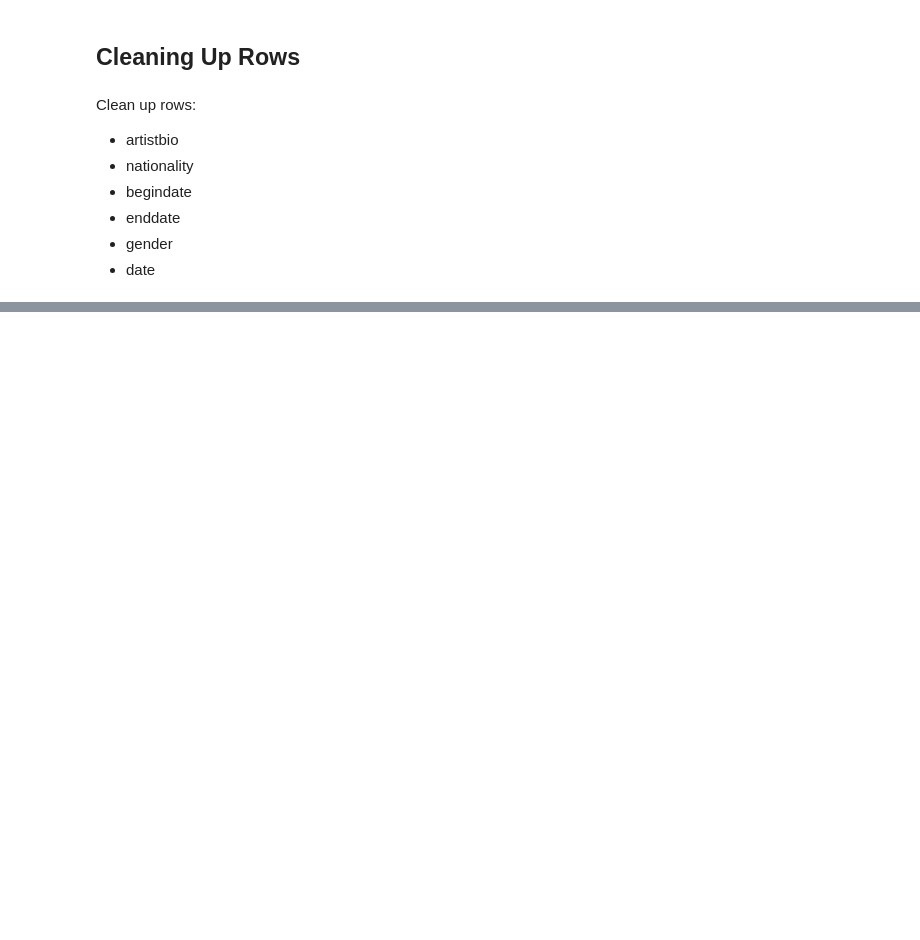
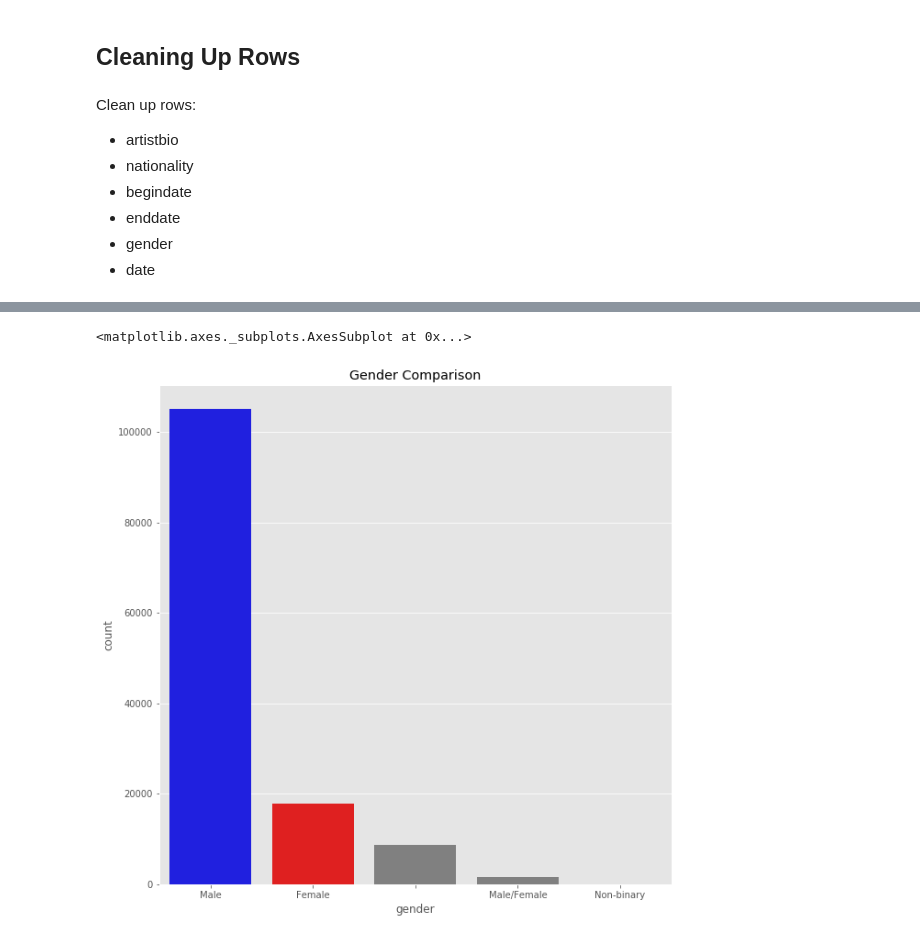
Before and after one commit to menaceonzenith/sqlpractice, a Jupyter notebook: moma_dataset/python_clean_artworks.ipynb, the cells around one changed output, grey strips where cells are left out. Drawn from its saved outputs; the diff is of its cells as text; code cells hidden in the pictures; blank space fills up the shorter version.

```diff
--- a/moma_dataset/python_clean_artworks.ipynb
+++ b/moma_dataset/python_clean_artworks.ipynb
@@ -197,0 +324,32 @@ artworks_df.to_sql('artworks_clean', db, if_exists='append', index = False)
+# %%
+# Largest painting? Found the area for each artwork using its filled in dimensions.
+
+import math
+
+def assign_size(row):
+    if row['height'] and row['width'] and row['depth'] == None:
+        return row['height']*row['width']
+    elif row['height'] and row['width'] and row['depth']:
+        return row['height']*row['width']*float(row['depth'])
+
+    elif row['circumference'] and math.isnan(row['diameter']) or row['diameter'] and math.isnan(row['height']):
+        return row['circumference']
+    elif row['circumference'] and row['diameter'] and row['height']:
+        return round(row['circumference']*row['height'] + 2*math.pi*(row['diameter']/2)**2, 2)
+    elif row['circumference'] and row['height'] and row['length']:
+        return round(row['circumference']*row['length'] + 2*math.pi*row['height']/2**2, 2)
+
+    elif row['length'] and row['width'] and math.isnan(row['height']):
+        return row['length']*row['width']
+    elif row['length'] and row['width'] and row['height']:
+        return row['length']*row['width']
+    elif row['length'] and row['width'] and row['depth']:
+        return row['length']*row['width']*float(row['depth'])
+    elif row['length'] and row['diameter']:
+        return round(math.pi*row['diameter']*row['length'] * 2*math.pi*(row['diameter']/2)**2, 2)
+    else:
+        return None
+# %%
+size = artworks_df.apply(assign_size, axis = 1)
+# %%
+artworks_df['size'] = size
@@ -197,0 +381,10 @@ artworks_df.to_sql('artworks_clean', db, if_exists='append', index = False)
+# %%
+plot_values = artworks_df['gender'].value_counts()
+# %%
+figure = plt.figure(figsize = (10,10))
+plt.title('Gender Comparison')
+clrs = ['blue' if x > 20000 else 'red' if 15000<x<20000 else 'grey' for x in plot_values]
+sns.countplot(x = artworks_df['gender'], order = ['Male', 'Female', '', 'Male/Female', 'Non-binary'], color = 'grey', palette = clrs)
+# %% [output]
+<matplotlib.axes._subplots.AxesSubplot at 0x...>
+[figure, added]
```
Also changed, not shown: parts of 16 cells of this notebook, 1 other file.
